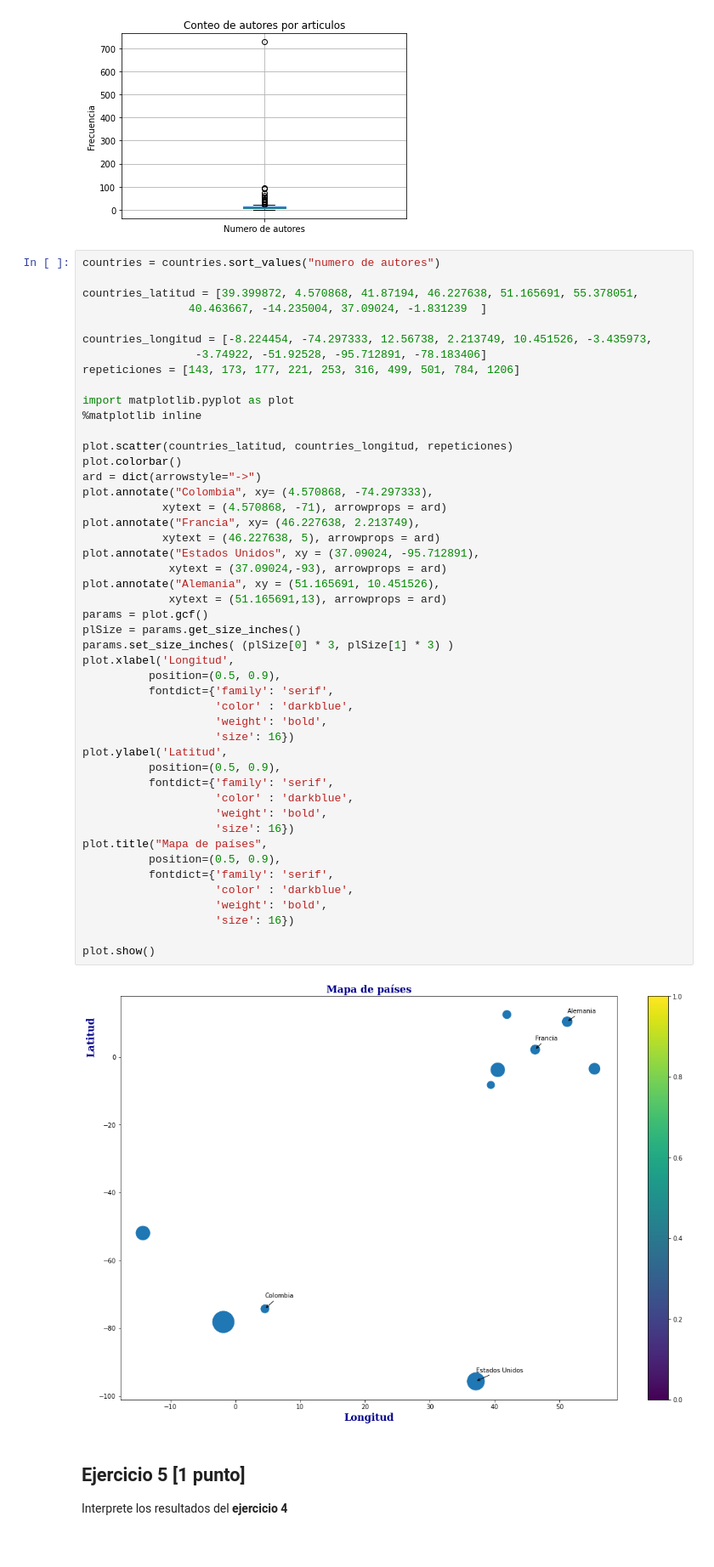
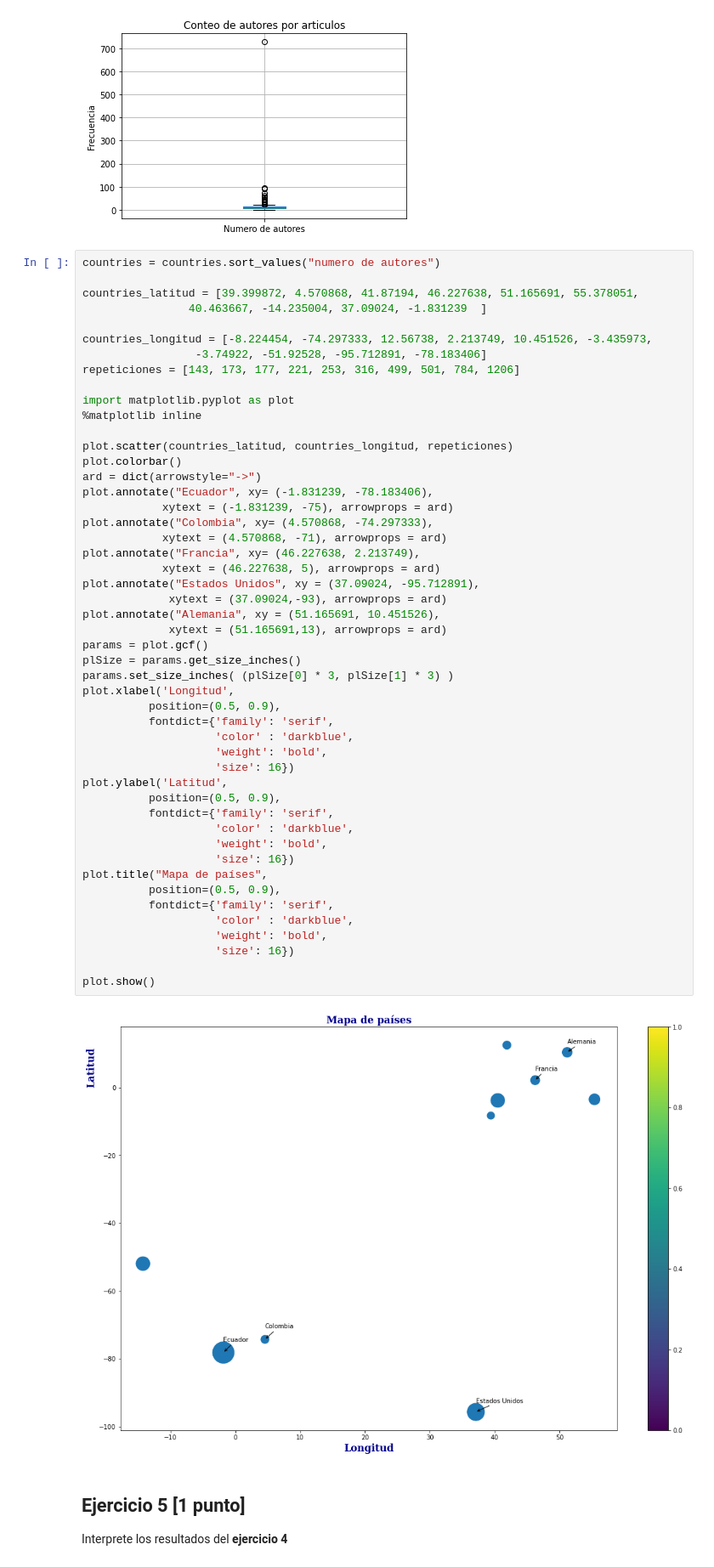
Before and after one commit to Mafersita04411/GBI6_ExamenPython, a Jupyter notebook: ExamenParcial2.ipynb, the cells around one changed output. Shown: that part at 85% size. Saved outputs shown, nothing was run; the diff lists cells and outputs as text.

```diff
--- a/ExamenParcial2.ipynb
+++ b/ExamenParcial2.ipynb
@@ -200,39 +200,41 @@ import matplotlib.pyplot as plot
 plot.scatter(countries_latitud, countries_longitud, repeticiones)
 plot.colorbar()
 ard = dict(arrowstyle="->")
+plot.annotate("Ecuador", xy= (-1.831239, -78.183406),
+            xytext = (-1.831239, -75), arrowprops = ard)
 plot.annotate("Colombia", xy= (4.570868, -74.297333),
             xytext = (4.570868, -71), arrowprops = ard)
 plot.annotate("Francia", xy= (46.227638, 2.213749),
             xytext = (46.227638, 5), arrowprops = ard)
 plot.annotate("Estados Unidos", xy = (37.09024, -95.712891),
              xytext = (37.09024,-93), arrowprops = ard)
 plot.annotate("Alemania", xy = (51.165691, 10.451526),
              xytext = (51.165691,13), arrowprops = ard)
 params = plot.gcf()
 plSize = params.get_size_inches()
 params.set_size_inches( (plSize[0] * 3, plSize[1] * 3) )
 plot.xlabel('Longitud',
           position=(0.5, 0.9),
           fontdict={'family': 'serif',
                     'color' : 'darkblue',
                     'weight': 'bold',
                     'size': 16})
 plot.ylabel('Latitud',
           position=(0.5, 0.9),
           fontdict={'family': 'serif',
                     'color' : 'darkblue',
                     'weight': 'bold',
                     'size': 16})
 plot.title("Mapa de países",
           position=(0.5, 0.9),
           fontdict={'family': 'serif',
                     'color' : 'darkblue',
                     'weight': 'bold',
                     'size': 16})
 
 plot.show()
 # %% [output]
-[figure, old version]
+[figure, new version]
 # %% [markdown]
 ## Ejercicio 5 [1 punto]
 
```
Also changed, not shown: parts of 2 cells of this notebook.
